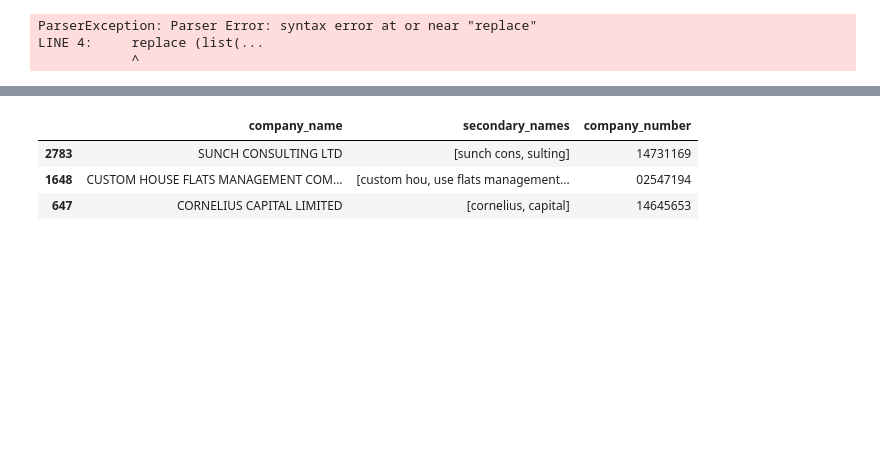
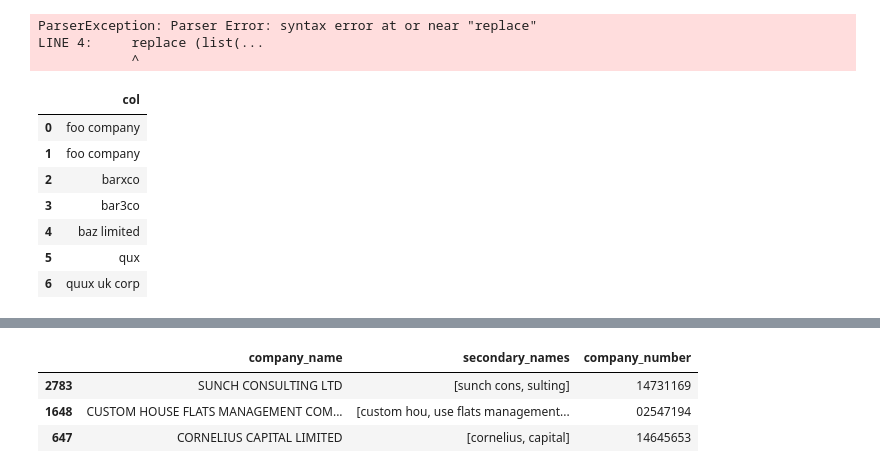
Before and after one commit to will-langdale/matchbox, a Jupyter notebook: notebooks/WL_cleaningfunction.ipynb, the cells around one changed output, grey strips where cells are left out. Cells and saved outputs as stored; diff of their text form; code cells hidden in the pictures; blank space fills up the shorter version.

Commit message:
Final unit test added for cleaning functions

```diff
--- a/notebooks/WL_cleaningfunction.ipynb
+++ b/notebooks/WL_cleaningfunction.ipynb
@@ -334,3 +334,32 @@ renest.head(5)
 ParserException: Parser Error: syntax error at or near "replace"
 LINE 4:     replace (list(...
             ^
+# %%
+dirty, clean = load_test_data(
+    Path(
+        loc.PROJECT_DIR,
+        "test",
+        "features",
+        "duckdb_cleaning_factory",
+        "clean_comp_names"
+    )
+)
+cleaning_func = duckdb_cleaning_factory(
+    [
+        clean_punctuation,
+        expand_abbreviations,
+        tokenise,
+        array_except_partial,
+        list_join_to_string
+    ]
+)
+cleaning_func(dirty, 'col')
+# %% [output]
+|  | col |
+| 0 | foo company |
+| 1 | foo company |
+| 2 | barxco |
+| 3 | bar3co |
+| 4 | baz limited |
+| 5 | qux |
+| 6 | quux uk corp |
```
Also changed, not shown: parts of 1 cell of this notebook, 12 other files.
